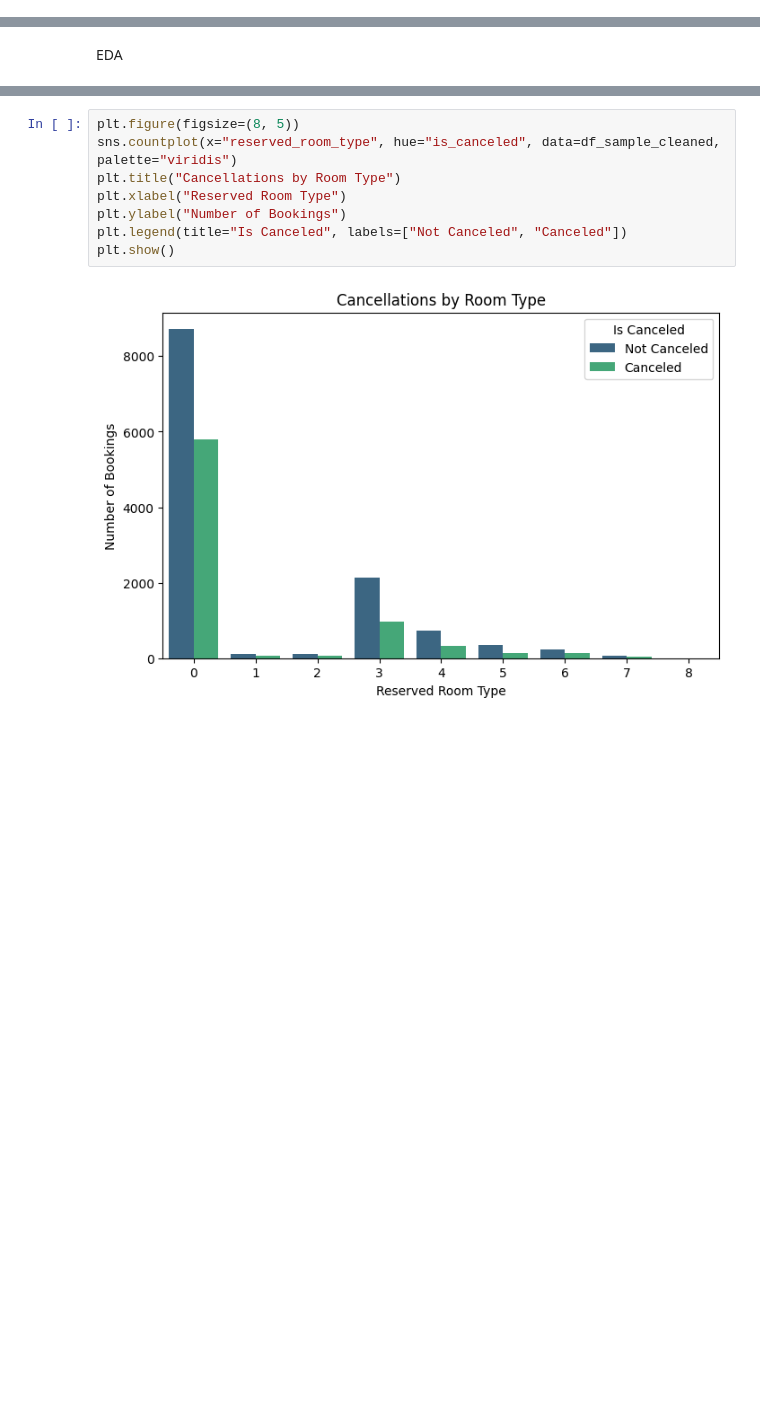
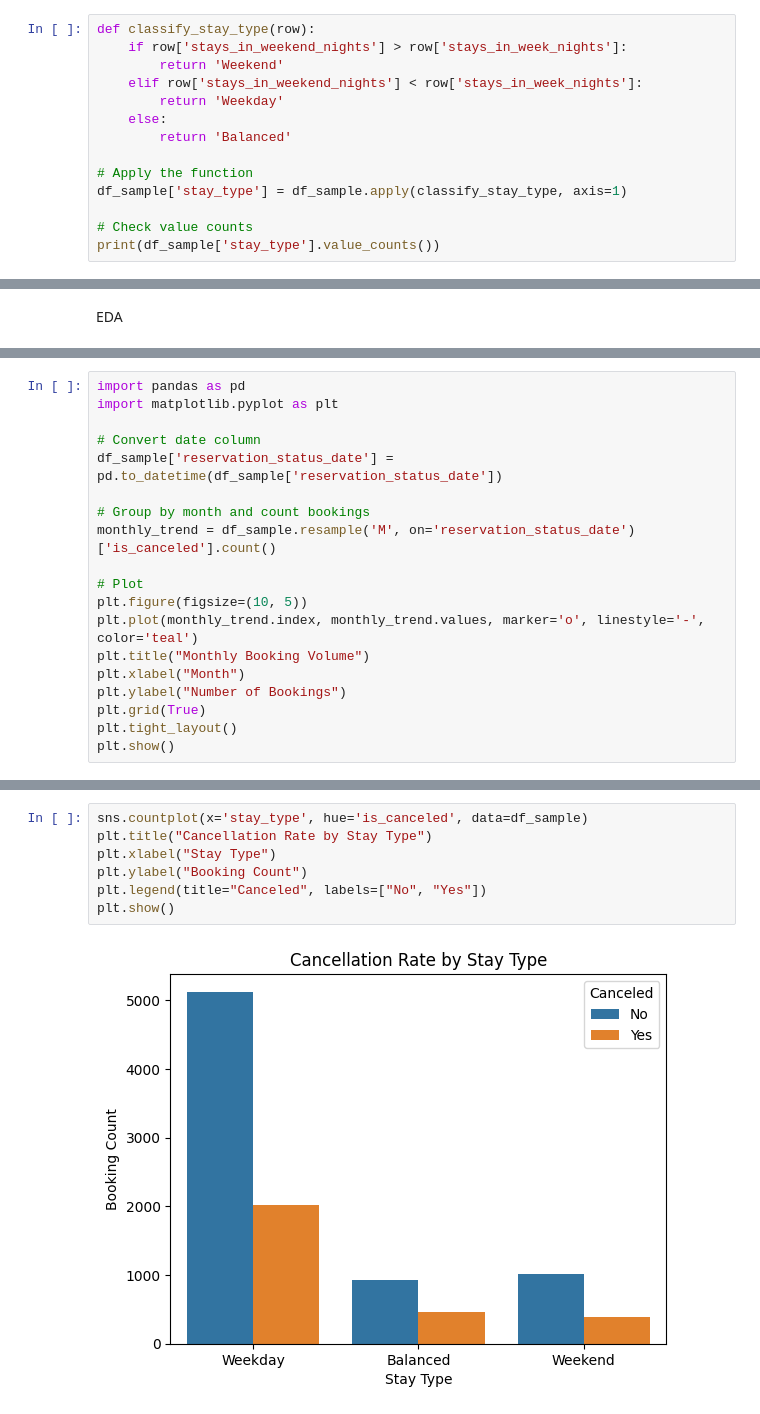
Before and after one commit to Shubhamk0703/Final-Project-23017935-, a Jupyter notebook: CODE_for_small_data(23017935).ipynb, the cells around one changed output, grey strips where cells are left out. Cells and saved outputs as stored; diff of their text form; blank space fills up the shorter version.

```diff
--- a/CODE_for_small_data(23017935).ipynb
+++ b/CODE_for_small_data(23017935).ipynb
@@ -265,0 +278,14 @@ Shape after outlier removal: (14870, 25)
+# %%
+def classify_stay_type(row):
+    if row['stays_in_weekend_nights'] > row['stays_in_week_nights']:
+        return 'Weekend'
+    elif row['stays_in_weekend_nights'] < row['stays_in_week_nights']:
+        return 'Weekday'
+    else:
+        return 'Balanced'
+
+# Apply the function
+df_sample['stay_type'] = df_sample.apply(classify_stay_type, axis=1)
+
+# Check value counts
+print(df_sample['stay_type'].value_counts())
@@ -284,0 +320,19 @@ Cancellation Rate: 37.69%
+# %%
+import pandas as pd
+import matplotlib.pyplot as plt
+
+# Convert date column
+df_sample['reservation_status_date'] = pd.to_datetime(df_sample['reservation_status_date'])
+
+# Group by month and count bookings
+monthly_trend = df_sample.resample('M', on='reservation_status_date')['is_canceled'].count()
+
+# Plot
+plt.figure(figsize=(10, 5))
+plt.plot(monthly_trend.index, monthly_trend.values, marker='o', linestyle='-', color='teal')
+plt.title("Monthly Booking Volume")
+plt.xlabel("Month")
+plt.ylabel("Number of Bookings")
+plt.grid(True)
+plt.tight_layout()
+plt.show()
@@ -348,10 +371,9 @@ plt.show()
 # %%
-plt.figure(figsize=(8, 5))
-sns.countplot(x="reserved_room_type", hue="is_canceled", data=df_sample_cleaned, palette="viridis")
-plt.title("Cancellations by Room Type")
-plt.xlabel("Reserved Room Type")
-plt.ylabel("Number of Bookings")
-plt.legend(title="Is Canceled", labels=["Not Canceled", "Canceled"])
+sns.countplot(x='stay_type', hue='is_canceled', data=df_sample)
+plt.title("Cancellation Rate by Stay Type")
+plt.xlabel("Stay Type")
+plt.ylabel("Booking Count")
+plt.legend(title="Canceled", labels=["No", "Yes"])
 plt.show()
 # %% [output]
-[figure, old version]
+[figure, new version]
```
Also changed, not shown: parts of 34 cells of this notebook.
